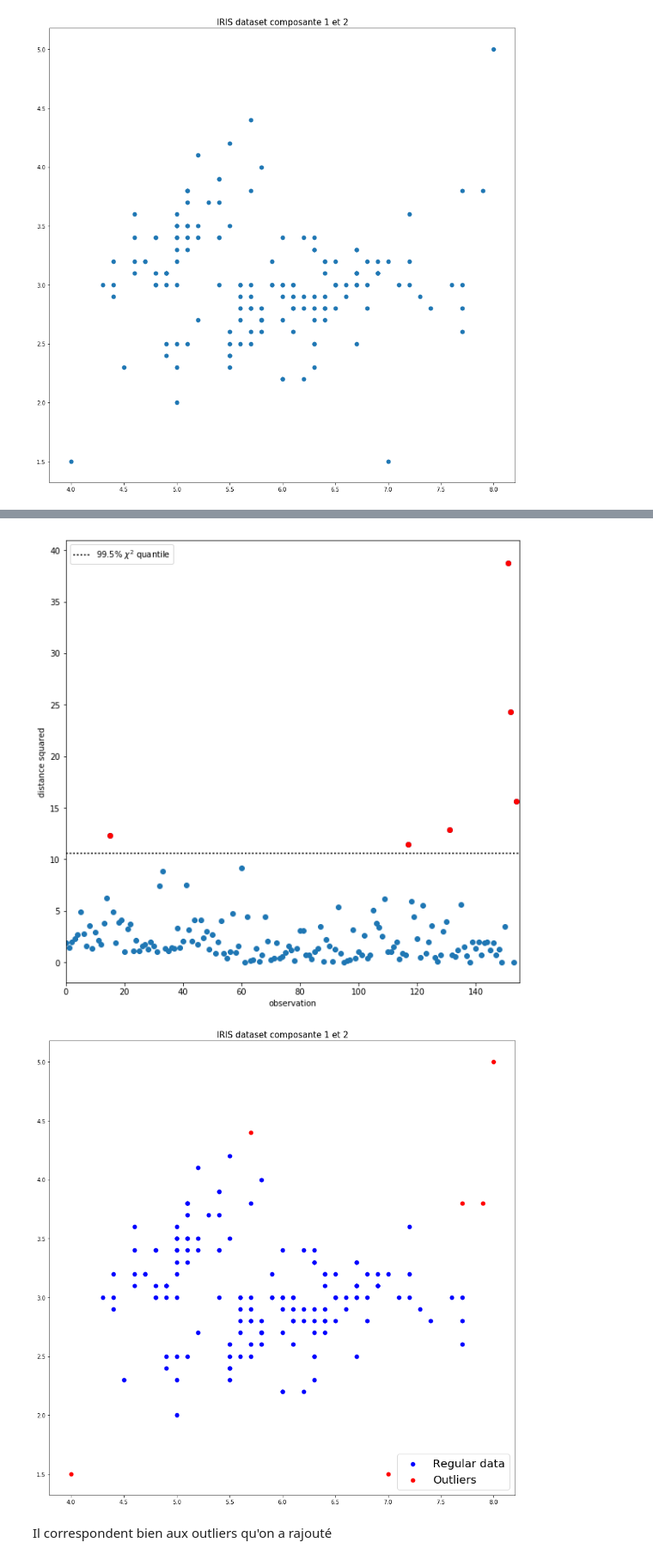
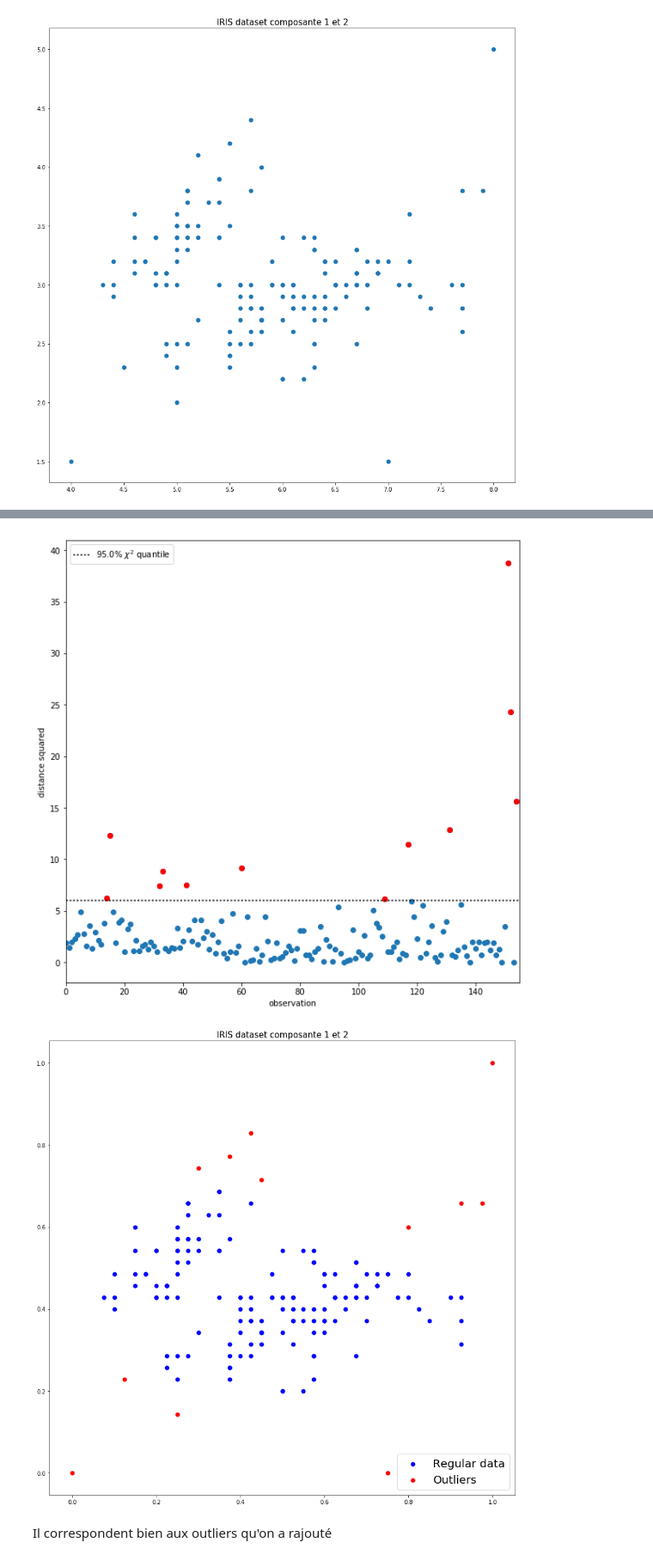
Before and after one commit to tvayer/outlierdetection, a Jupyter notebook: Distance based/Mahalanobis.ipynb, the cells around one changed output, grey strips where cells are left out. Shown at 86% size. Cells and saved outputs as stored; diff of their text form; code cells hidden in the pictures.

Commit message:
Mahanalobis

```diff
--- a/Distance based/Mahalanobis.ipynb
+++ b/Distance based/Mahalanobis.ipynb
@@ -50,27 +56,44 @@ plt.show()
 # %% [output]
 [figure]
 # %%
-Xreduced_scaled=StandardScaler().fit_transform(Xreduced)
+Xreduced_scaled=StandardScaler().fit_transform(Xreduced2)
+X=preprocessing.MinMaxScaler().fit_transform(Xreduced_scaled)
 # %%
 class OutlierMahalanobis(object):
 
-    def __init__(self, support_fraction = 0.95, verbose = True, chi2_percentile = 0.995):
+    def __init__(self, support_fraction = 0.95, verbose = True, chi2_percentile = 0.995,qqplot=True):
         self.verbose = verbose
         self.support_fraction = support_fraction
         self.chi2 = stats.chi2
         self.mcd = MCD(store_precision = True, support_fraction = support_fraction)
         self.chi2_percentile = chi2_percentile
+        self.qqplot=qqplot
 
     def fit(self, X):
         """Prints some summary stats (if verbose is one) and returns the indices of what it consider to be extreme"""
         self.mcd.fit(X)
-        d = np.array([distance.mahalanobis(p, self.mcd.location_, self.mcd.precision_  ) for p in X])
+        d = np.array([distance.mahalanobis(p, self.mcd.location_, self.mcd.precision_ ) for p in X])
         self.d2 = d**2 #MD squared
         n, self.degrees_of_freedom_ = X.shape
         self.iextreme_values = (self.d2 > self.chi2.ppf(self.chi2_percentile, self.degrees_of_freedom_) )
         if self.verbose:
             print("%.3f proportion of outliers at %.3f%% chi2 percentile, "%(self.iextreme_values.sum()/float(n), self.chi2_percentile))
             print("with support fraction %.2f."%self.support_fraction)
+            pvalue=stats.kstest(self.d2, lambda x : stats.chi2.cdf(x,df=self.degrees_of_freedom_))[1]
+            if pvalue <= 0.01:
+                print('Attention : Très forte présomption contre l\'hypothèse nulle p_value : '+str(pvalue))
+            elif pvalue <= 0.05:
+                print('Attention : Forte présomption contre l\'hypothèse nulle p_value : '+str(pvalue))
+            elif pvalue <= 0.1:
+                print('Faible présomption contre l\'hypothèse nulle p_value : '+str(pvalue))
+            else :
+                print('Pas de présomption contre l\'hypothèse nulle. p_value : '+str(pvalue))
+            if self.qqplot==True :
+                plt.figure(figsize=(10,10))
+                stats.probplot(self.d2,dist=stats.chi2(df=self.degrees_of_freedom_), plot=plt)
+                plt.title('QQ plot between Mahanalobis distance quantiles and Chi2 quantiles')
+                plt.show()
+
         return self
 
     def plot(self,log=False, sort = False ):
@@ -116,6 +139,6 @@ class OutlierMahalanobis(object):
 
         plt.show()
 # %%
-mh=OutlierMahalanobis()
-fitmh=mh.fit(Xreduced2)
+mh=OutlierMahalanobis(support_fraction = 0.95, chi2_percentile = 0.95)
+fitmh=mh.fit(X)
 # %% [output]
@@ -124,17 +149,17 @@ with support fraction 0.95.
 # %%
 fitmh.plot()
 # %% [output]
-[figure, old version]
+[figure, new version]
 # %%
 fig=plt.figure(figsize=(15,15))
 ax = fig.add_subplot(1,1,1)
 lw = 2
-p2=plt.scatter(Xreduced2[fitmh.iextreme_values, 0], Xreduced2[fitmh.iextreme_values, 1], lw=lw,color='red')
-p1=plt.scatter(Xreduced2[~fitmh.iextreme_values, 0], Xreduced2[~fitmh.iextreme_values, 1], lw=lw,color='blue')
+p2=plt.scatter(X[fitmh.iextreme_values, 0], X[fitmh.iextreme_values, 1], lw=lw,color='red')
+p1=plt.scatter(X[~fitmh.iextreme_values, 0], X[~fitmh.iextreme_values, 1], lw=lw,color='blue')
 plt.title('IRIS dataset composante 1 et 2',fontsize=15)
 ax.legend([p1,p2], ["Regular data","Outliers"],fontsize=20,loc=4)
 plt.show()
 # %% [output]
-[figure, old version]
+[figure, new version]
 # %% [markdown]
 Il correspondent bien aux outliers qu'on a rajouté
```
Also changed, not shown: parts of 29 cells of this notebook.
